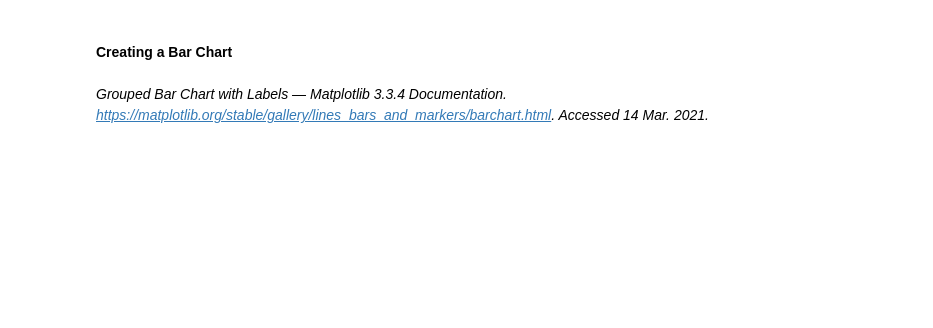
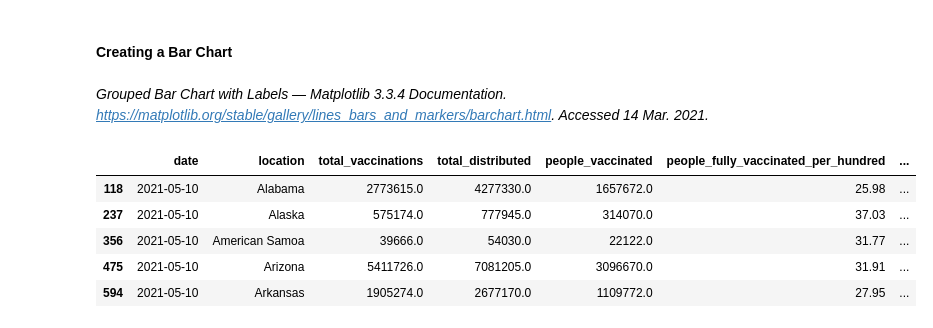
Before and after one commit to dudaspm/PSUPythonWorkshop, a Jupyter notebook: TLTSymposiumDemo/TLT_Demo_US_Vaccinations.ipynb, the cells around one changed output. Drawn from its saved outputs; the diff is of its cells as text; code cells hidden in the pictures; blank space fills up the shorter version.

```diff
--- a/TLTSymposiumDemo/TLT_Demo_US_Vaccinations.ipynb
+++ b/TLTSymposiumDemo/TLT_Demo_US_Vaccinations.ipynb
@@ -67,6 +67,16 @@ plt.close( fig )
 # %% [markdown]
 <cite>Grouped Bar Chart with Labels — Matplotlib 3.3.4 Documentation. https://matplotlib.org/stable/gallery/lines_bars_and_markers/barchart.html. Accessed 14 Mar. 2021.
 </cite>
+# %%
+currentDate = data.iloc[len(data)-1].date
+data[(data.date == currentDate)].head()
+# %% [output]
+|  | date | location | total_vaccinations | total_distributed | people_vaccinated | people_fully_vaccinated_per_hundred | ... |
+| 118 | 2021-05-10 | Alabama | 2773615.0 | 4277330.0 | 1657672.0 | 25.98 | ... |
+| 237 | 2021-05-10 | Alaska | 575174.0 | 777945.0 | 314070.0 | 37.03 | ... |
+| 356 | 2021-05-10 | American Samoa | 39666.0 | 54030.0 | 22122.0 | 31.77 | ... |
+| 475 | 2021-05-10 | Arizona | 5411726.0 | 7081205.0 | 3096670.0 | 31.91 | ... |
+| 594 | 2021-05-10 | Arkansas | 1905274.0 | 2677170.0 | 1109772.0 | 27.95 | ... |
 # %%
 # creating the bar plot
 top10 = ["California","Texas","Florida","New York State","Illinois","Pennsylvania","Ohio","Georgia","North Carolina","Michigan"]
```
Also changed, not shown: parts of 7 cells of this notebook.
